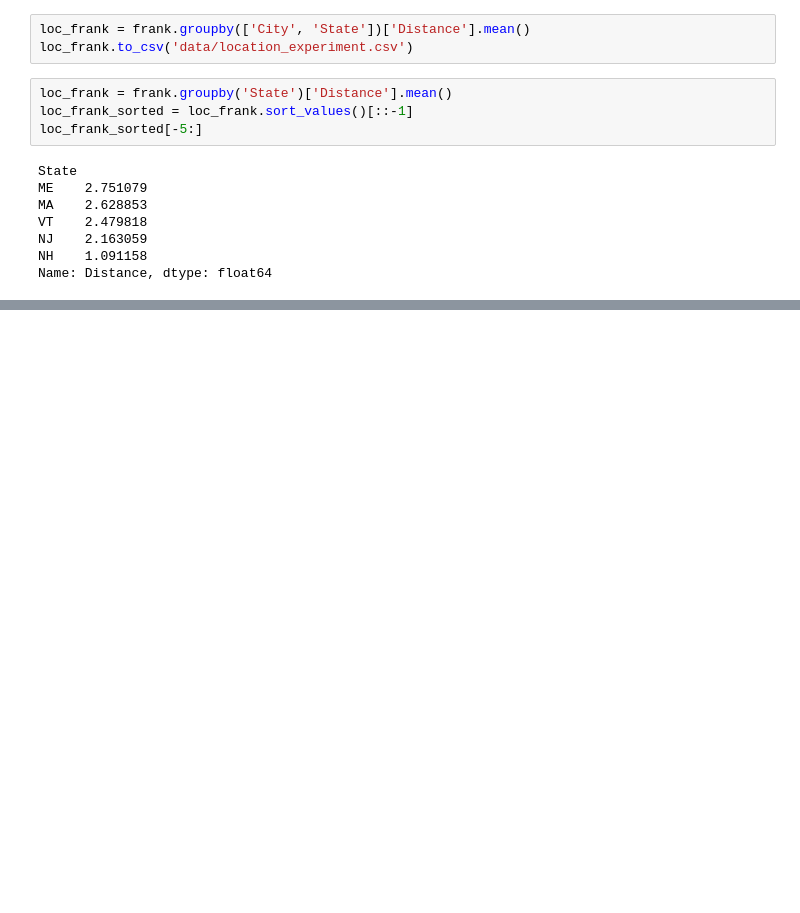
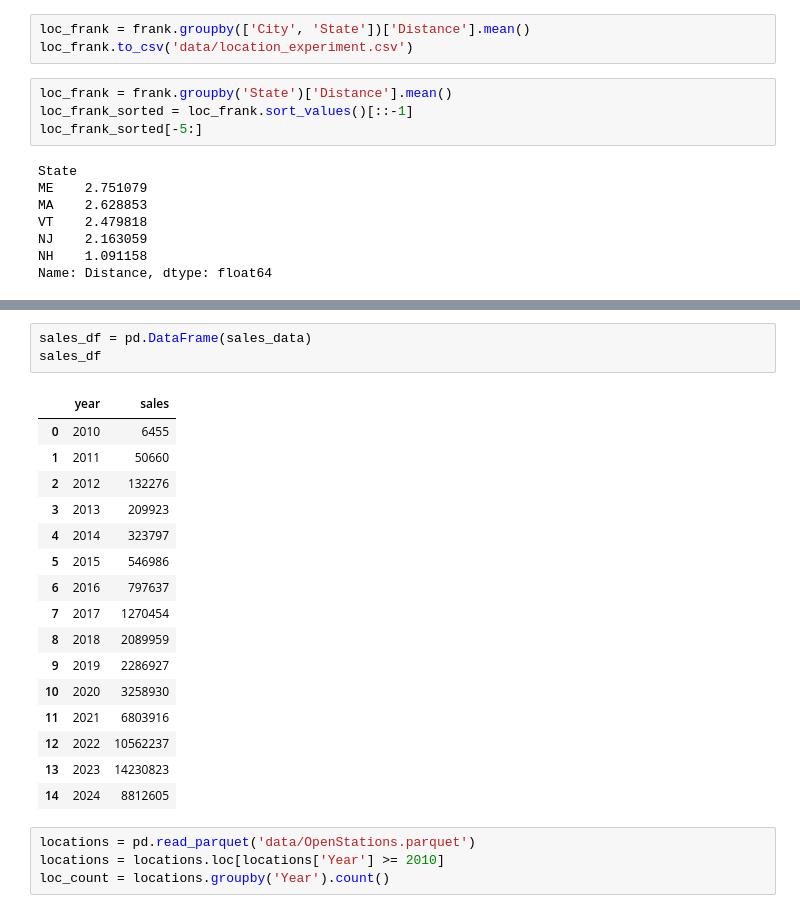
Before and after one commit to noahcasey21/ev_charging_predictor, a Jupyter notebook: experiments.ipynb, the cells around one changed output, grey strips where cells are left out. Drawn from its saved outputs; the diff is of its cells as text; blank space fills up the shorter version.

```diff
--- a/experiments.ipynb
+++ b/experiments.ipynb
@@ -178,0 +215,24 @@ Name: Distance, dtype: float64
+# %%
+sales_df = pd.DataFrame(sales_data)
+sales_df
+# %% [output]
+|  | year | sales |
+| 0 | 2010 | 6455 |
+| 1 | 2011 | 50660 |
+| 2 | 2012 | 132276 |
+| 3 | 2013 | 209923 |
+| 4 | 2014 | 323797 |
+| 5 | 2015 | 546986 |
+| 6 | 2016 | 797637 |
+| 7 | 2017 | 1270454 |
+| 8 | 2018 | 2089959 |
+| 9 | 2019 | 2286927 |
+| 10 | 2020 | 3258930 |
+| 11 | 2021 | 6803916 |
+| 12 | 2022 | 10562237 |
+| 13 | 2023 | 14230823 |
+| 14 | 2024 | 8812605 |
+# %%
+locations = pd.read_parquet('data/OpenStations.parquet')
+locations = locations.loc[locations['Year'] >= 2010]
+loc_count = locations.groupby('Year').count()
```
Also changed, not shown: parts of 3 cells of this notebook.
